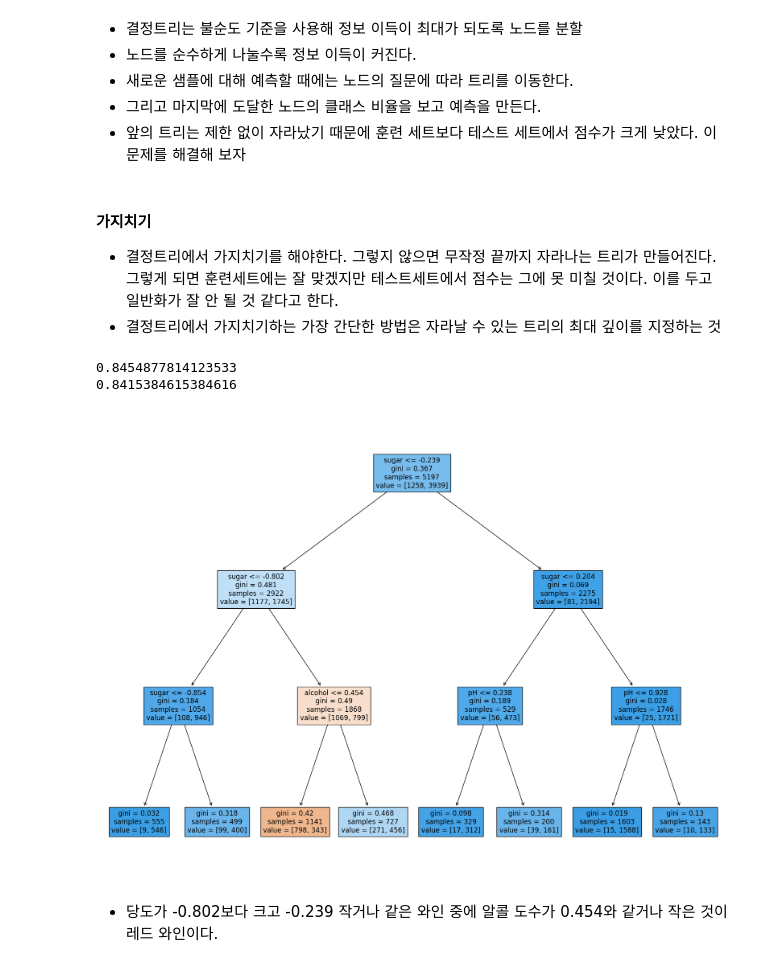
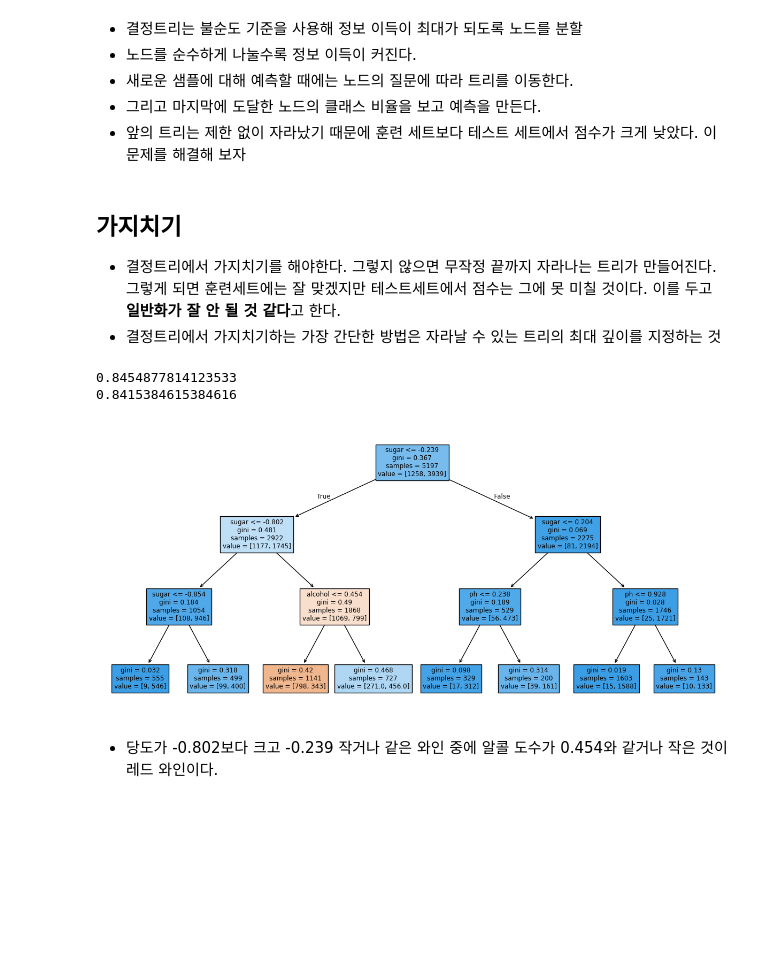
Before and after one commit to KIM-YONG-HA/PYTHON101, a Jupyter notebook: machineLearning/d250212_Decision_Tree.ipynb, the cells around one changed output. Cells and saved outputs as stored; diff of their text form; code cells hidden in the pictures; blank space fills up the shorter version.

Commit message:
250212 decision tree, cross validation, grid search validation

```diff
--- a/machineLearning/d250212_Decision_Tree.ipynb
+++ b/machineLearning/d250212_Decision_Tree.ipynb
@@ -86,7 +88,7 @@ print(train_input.shape, test_input.shape)
 # 같은 객체를 그대로 사용해 테스트세트를 변환
 from sklearn.preprocessing import StandardScaler
 ss = StandardScaler()
-ss.fit(train_input, train_target)
+ss.fit(train_input)
 train_scaled = ss.transform(train_input)
 test_scaled = ss.transform(test_input)
 # %%
@@ -202,18 +231,25 @@ from sklearn.tree import plot_tree
 - 그리고 마지막에 도달한 노드의 클래스 비율을 보고 예측을 만든다.
 - 앞의 트리는 제한 없이 자라났기 때문에 훈련 세트보다 테스트 세트에서 점수가 크게 낮았다. 이 문제를 해결해 보자
 # %% [markdown]
-#### 가지치기
-- 결정트리에서 가지치기를 해야한다. 그렇지 않으면 무작정 끝까지 자라나는 트리가 만들어진다. 그렇게 되면 훈련세트에는 잘 맞겠지만 테스트세트에서 점수는 그에 못 미칠 것이다. 이를 두고 일반화가 잘 안 될 것 같다고 한다.
+## **가지치기**
+- 결정트리에서 가지치기를 해야한다. 그렇지 않으면 무작정 끝까지 자라나는 트리가 만들어진다. 그렇게 되면 훈련세트에는 잘 맞겠지만 테스트세트에서 점수는 그에 못 미칠 것이다. 이를 두고 **일반화가 잘 안 될 것 같다**고 한다.
 - 결정트리에서 가지치기하는 가장 간단한 방법은 자라날 수 있는 트리의 최대 깊이를 지정하는 것
 # %%
 # DecisionTreeClassifier 클래스의 max_depth 매개변수를 3으로 지정하여 모들을 만들어 보자
+dt = DecisionTreeClassifier(random_state=42, max_depth=3)
+dt.fit(train_scaled, train_target)
+print(dt.score(train_scaled, train_target))
+print(dt.score(test_scaled, test_target))
 # %% [output]
 0.8454877814123533
 0.8415384615384616
 # %%
 # 트리 그림으로 그려서 이해해 보자
+plt.figure(figsize=(15,7))
+plot_tree(dt, filled=True, feature_names=['alcohol', 'sugar', 'ph'])
+plt.show()
 # %% [output]
-[figure, old version]
+[figure, new version]
 # %% [markdown]
 - 당도가 -0.802보다 크고 -0.239 작거나 같은 와인 중에 알콜 도수가 0.454와 같거나 작은 것이 레드 와인이다.
 # %% [markdown]
```
Also changed, not shown: parts of 26 cells of this notebook, 3 other files.
